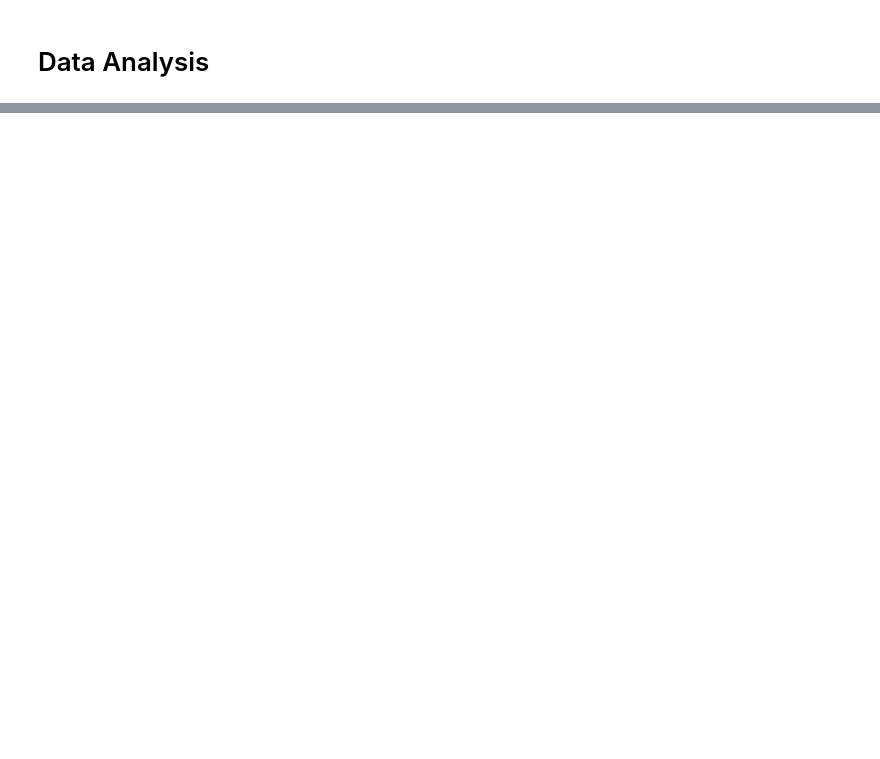
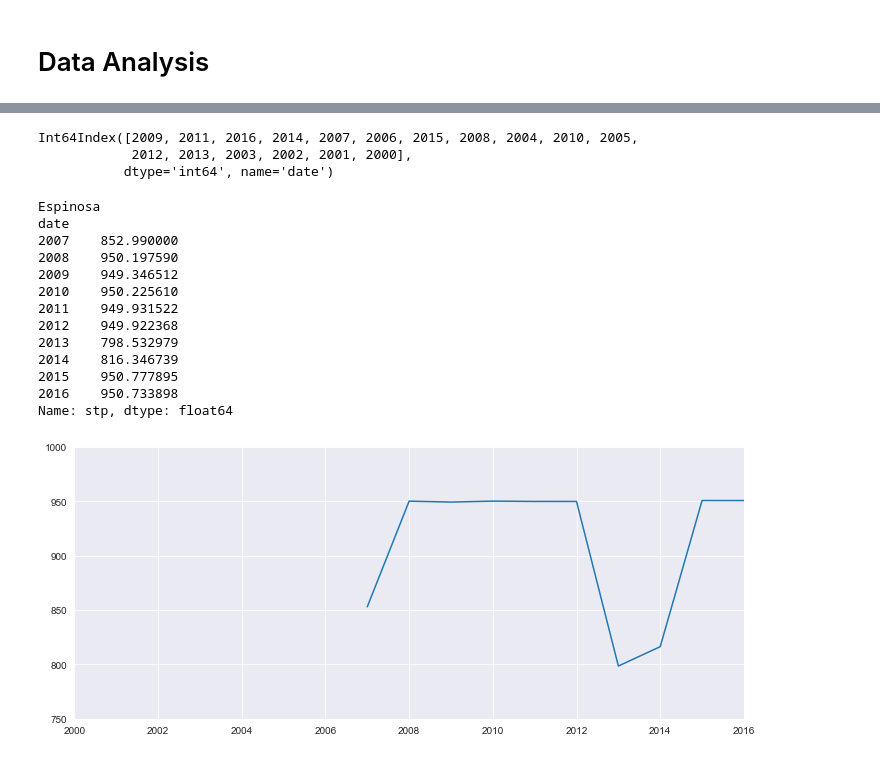
Before and after one commit to ducnguyen4993/Hourly-Weather-Surface---Brazil-Southeast-region-Data-Analysis, a Jupyter notebook: weather data analysis.ipynb, the cells around one changed output, grey strips where cells are left out. Saved outputs shown, nothing was run; the diff lists cells and outputs as text; code cells hidden in the pictures; blank space fills up the shorter version.

```diff
--- a/weather data analysis.ipynb
+++ b/weather data analysis.ipynb
@@ -310,0 +361,2 @@ sample_df['gust'] = sample_df[['temp','gust']].apply(fill_missing_gust,axis=1)
+# %%
+air=sample_df[['city','prov','stp','smax','smin']]
@@ -310,0 +416,34 @@ sample_df['gust'] = sample_df[['temp','gust']].apply(fill_missing_gust,axis=1)
+# %%
+air.index.year.unique()
+# %% [output]
+Int64Index([2009, 2011, 2016, 2014, 2007, 2006, 2015, 2008, 2004, 2010, 2005,
+            2012, 2013, 2003, 2002, 2001, 2000],
+           dtype='int64', name='date')
+# %%
+def pressure_city_yearly(val):
+    b=air[air['city']==val]
+    yearly=b.groupby(b.index.year)['stp'].agg('mean')
+    print(val)
+    print(yearly)
+    plt.figure(figsize=(12,5))
+    plt.plot(yearly)
+    plt.ylim((750,1000))
+    plt.xlim((2000,2016))
+    plt.show()
+# %%
+pressure_city_yearly('Espinosa')
+# %% [output]
+Espinosa
+date
+2007    852.990000
+2008    950.197590
+2009    949.346512
+2010    950.225610
+2011    949.931522
+2012    949.922368
+2013    798.532979
+2014    816.346739
+2015    950.777895
+2016    950.733898
+Name: stp, dtype: float64
+[figure, added]
```
Also changed, not shown: parts of 27 cells of this notebook.
